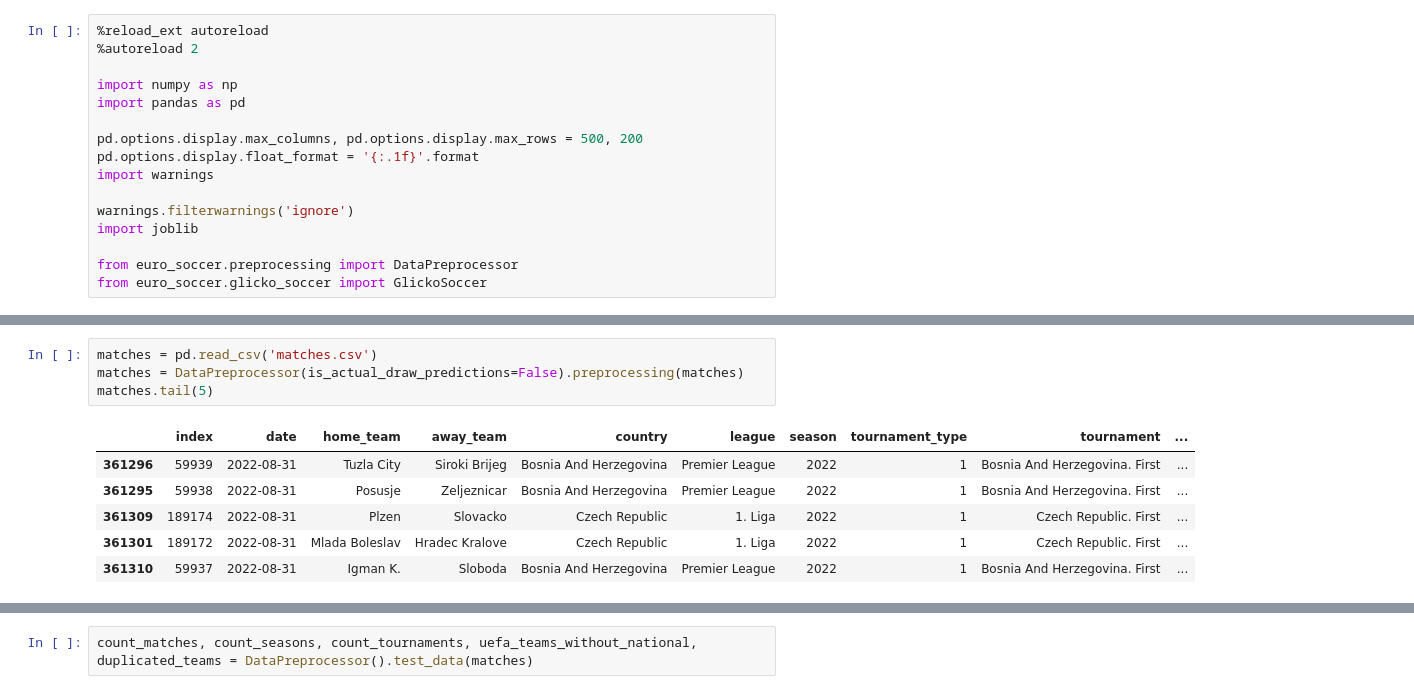
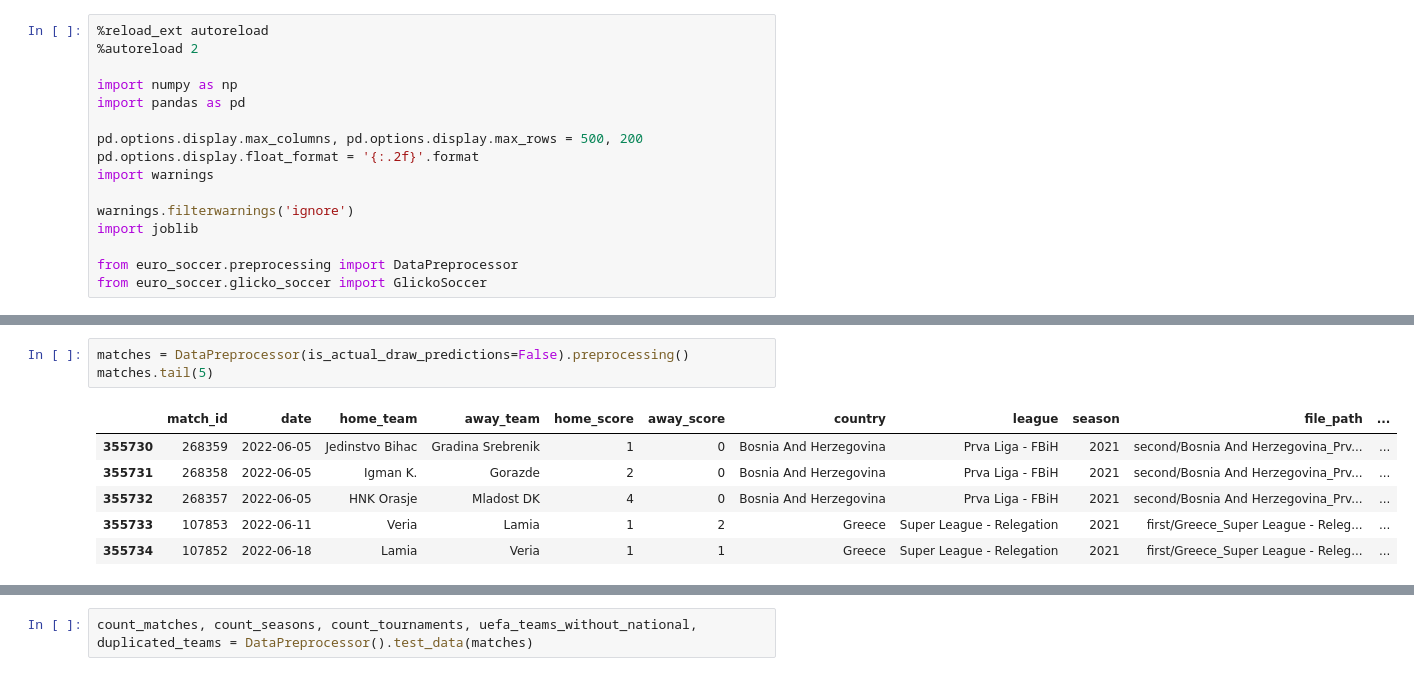
Before and after one commit to andreyshelopugin/GlickoSoccer, a Jupyter notebook: Ratings.ipynb, the cells around one changed output, grey strips where cells are left out. Drawn from its saved outputs; the diff is of its cells as text.

```diff
--- a/Ratings.ipynb
+++ b/Ratings.ipynb
@@ -6,7 +6,7 @@ import numpy as np
 import pandas as pd
 
 pd.options.display.max_columns, pd.options.display.max_rows = 500, 200
-pd.options.display.float_format = '{:.1f}'.format
+pd.options.display.float_format = '{:.2f}'.format
 import warnings
 
 warnings.filterwarnings('ignore')
@@ -27,11 +20,10 @@ matches.head()
 # %%
-matches = pd.read_csv('matches.csv')
-matches = DataPreprocessor(is_actual_draw_predictions=False).preprocessing(matches)
+matches = DataPreprocessor(is_actual_draw_predictions=False).preprocessing()
 matches.tail(5)
 # %% [output]
-|  | index | date | home_team | away_team | country | league | season | tournament_type | tournament | ... |
-| 361296 | 59939 | 2022-08-31 | Tuzla City | Siroki Brijeg | Bosnia And Herzegovina | Premier League | 2022 | 1 | Bosnia And Herzegovina. First | ... |
-| 361295 | 59938 | 2022-08-31 | Posusje | Zeljeznicar | Bosnia And Herzegovina | Premier League | 2022 | 1 | Bosnia And Herzegovina. First | ... |
-| 361309 | 189174 | 2022-08-31 | Plzen | Slovacko | Czech Republic | 1. Liga | 2022 | 1 | Czech Republic. First | ... |
-| 361301 | 189172 | 2022-08-31 | Mlada Boleslav | Hradec Kralove | Czech Republic | 1. Liga | 2022 | 1 | Czech Republic. First | ... |
-| 361310 | 59937 | 2022-08-31 | Igman K. | Sloboda | Bosnia And Herzegovina | Premier League | 2022 | 1 | Bosnia And Herzegovina. First | ... |
+|  | match_id | date | home_team | away_team | home_score | away_score | country | league | season | file_path | ... |
+| 355730 | 268359 | 2022-06-05 | Jedinstvo Bihac | Gradina Srebrenik | 1 | 0 | Bosnia And Herzegovina | Prva Liga - FBiH | 2021 | second/Bosnia And Herzegovina_Prv... | ... |
+| 355731 | 268358 | 2022-06-05 | Igman K. | Gorazde | 2 | 0 | Bosnia And Herzegovina | Prva Liga - FBiH | 2021 | second/Bosnia And Herzegovina_Prv... | ... |
+| 355732 | 268357 | 2022-06-05 | HNK Orasje | Mladost DK | 4 | 0 | Bosnia And Herzegovina | Prva Liga - FBiH | 2021 | second/Bosnia And Herzegovina_Prv... | ... |
+| 355733 | 107853 | 2022-06-11 | Veria | Lamia | 1 | 2 | Greece | Super League - Relegation | 2021 | first/Greece_Super League - Releg... | ... |
+| 355734 | 107852 | 2022-06-18 | Lamia | Veria | 1 | 1 | Greece | Super League - Relegation | 2021 | first/Greece_Super League - Releg... | ... |
```
Also changed, not shown: parts of 18 cells of this notebook, 10 other files.
